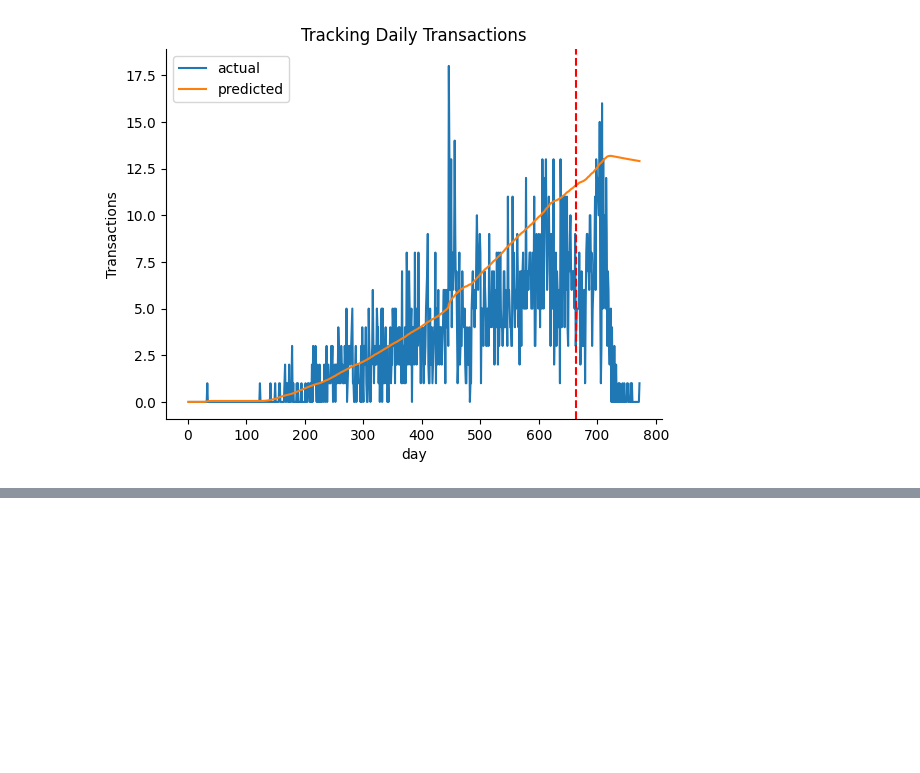
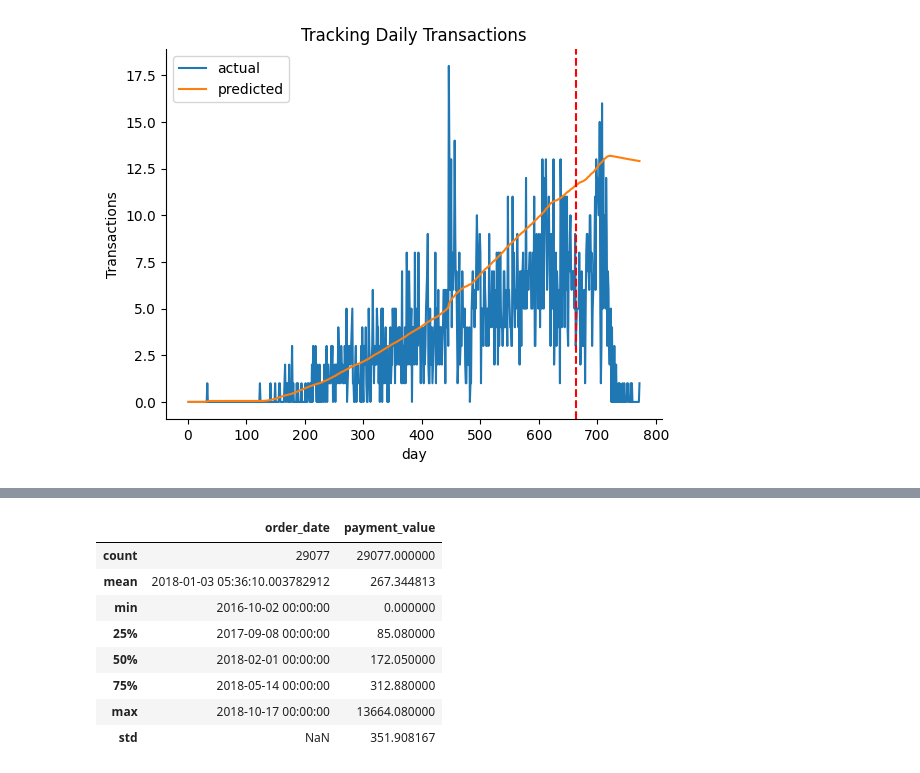
Before and after one commit to nghiale0811/CLV, a Jupyter notebook: ecommerce_ltv.ipynb, the cells around one changed output, grey strips where cells are left out. Drawn from its saved outputs; the diff is of its cells as text; code cells hidden in the pictures; blank space fills up the shorter version.

```diff
--- a/ecommerce_ltv.ipynb
+++ b/ecommerce_ltv.ipynb
@@ -124,0 +119,5 @@ memory usage: 1.5+ MB
+# %%
+payment = df3[['order_id', 'payment_value']]
+payment = payment.set_index('order_id')
+payment.drop_duplicates(inplace=True)
+payment.head()
@@ -238,0 +270,12 @@ Wall time: 6.44 s
+# %%
+elog3.describe()
+# %% [output]
+|  | order_date | payment_value |
+| count | 29077 | 29077.000000 |
+| mean | 2018-01-03 05:36:10.003782912 | 267.344813 |
+| min | 2016-10-02 00:00:00 | 0.000000 |
+| 25% | 2017-09-08 00:00:00 | 85.080000 |
+| 50% | 2018-02-01 00:00:00 | 172.050000 |
+| 75% | 2018-05-14 00:00:00 | 312.880000 |
+| max | 2018-10-17 00:00:00 | 13664.080000 |
+| std | NaN | 351.908167 |
```
Also changed, not shown: parts of 12 cells of this notebook.
